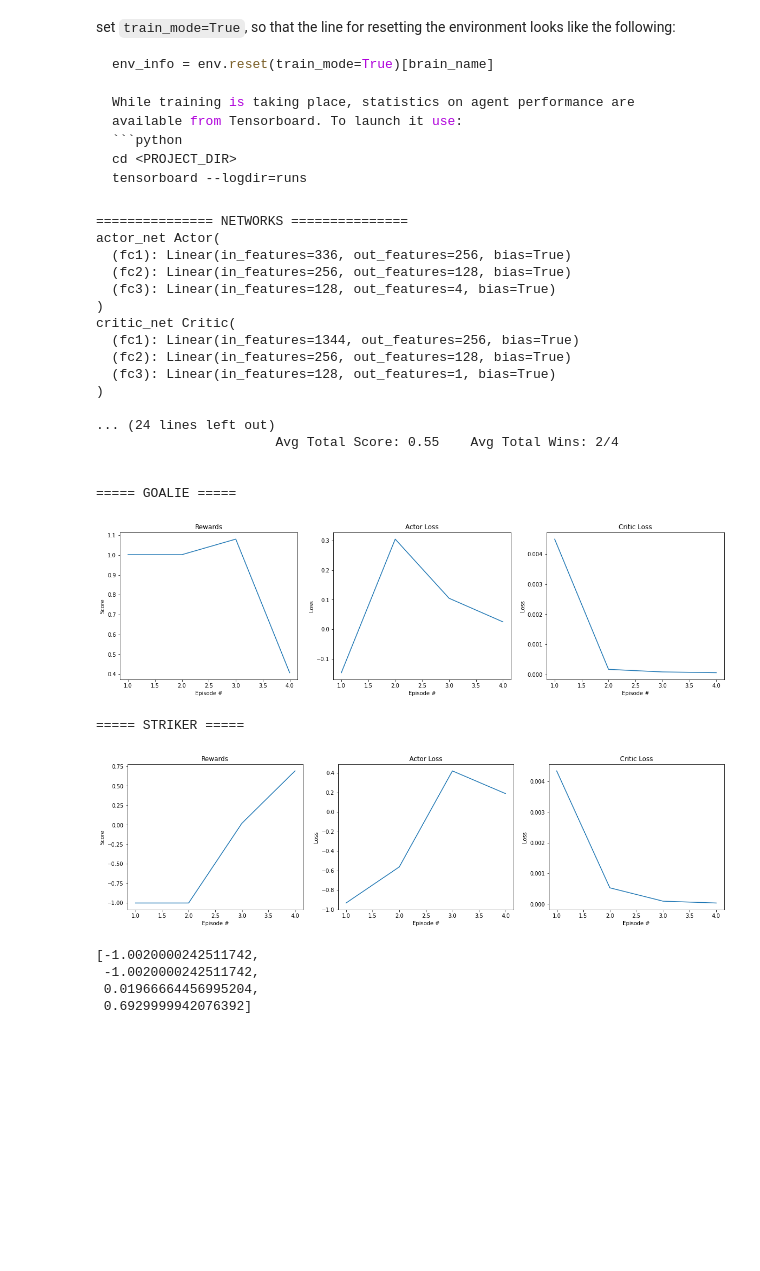
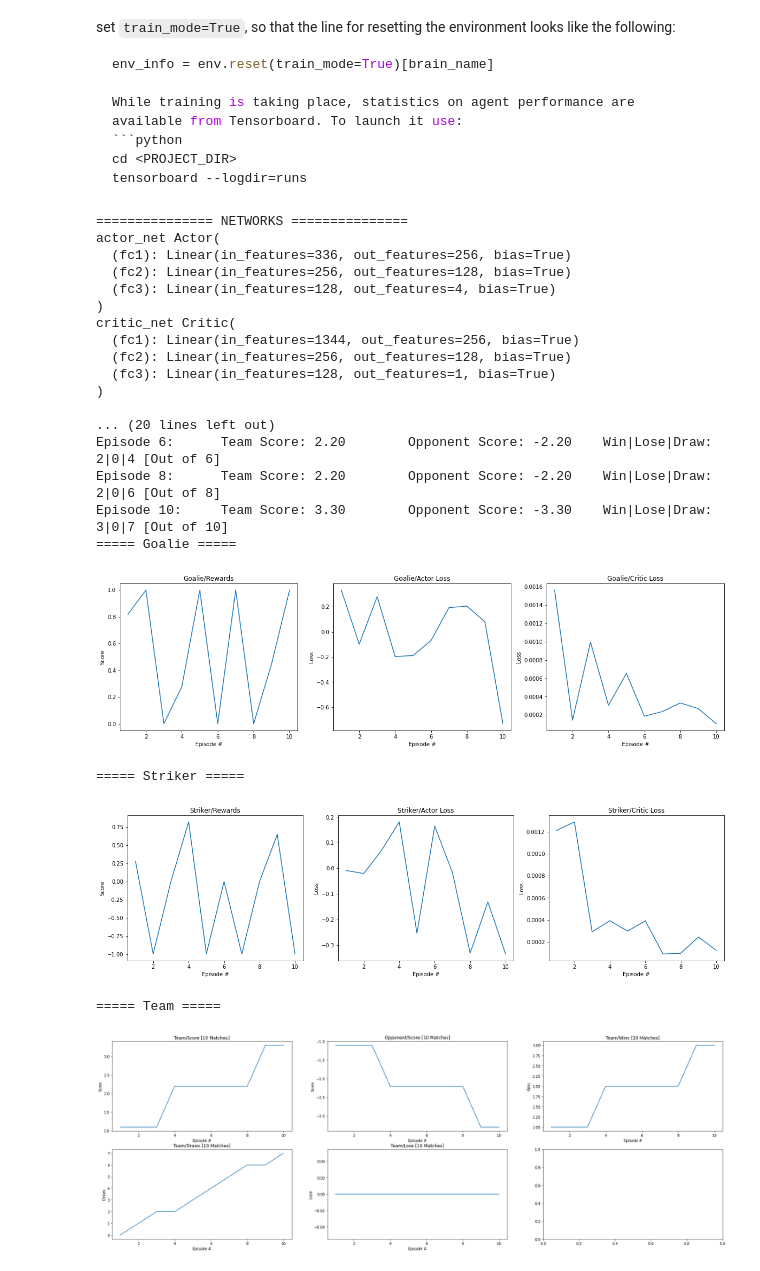
Before and after one commit to derektan95/Deep-Reinforcement-Learning-Algorithms, a Jupyter notebook: p3_collab-compet/soccer/Soccer.ipynb, the cells around one changed output. Cells and saved outputs as stored; diff of their text form; code cells hidden in the pictures; blank space fills up the shorter version.

Commit message:
[UPDATE] Improved logging for soccer env.

```diff
--- a/p3_collab-compet/soccer/Soccer.ipynb
+++ b/p3_collab-compet/soccer/Soccer.ipynb
@@ -311,51 +302,53 @@ def ppo(params=Params(), g_logger=Logger(), s_logger=Logger()):
 params = Params()
 params.verbose = True
 params.random_seed = 1
-params.n_episodes=4
+params.n_episodes=10
 params.max_t = 600
 params.print_every = 2
 params.save_every = 10
-params.log_weights_every = 1
+params.log_weights_every = 10
 params.terminate_on_target_score = True
 params.plot_stats = True
-params.lr_actor = 5e-4
-params.lr_critic = 1e-3
-params.batch_size = 60
+params.lr_actor = 8e-5
+params.lr_critic = 8e-5
+params.batch_size = 32
 params.checkpoint_actor_weights_dir = 'weights/checkpoint_actor/test'
 params.checkpoint_critic_weights_dir = 'weights/checkpoint_critic/test'
 
 
 #### MAIN #####
-g_logger = Logger(params)
-s_logger = Logger(params)
+
+# Logging to the same Tensorboard instance
+tb=CustomSummaryWriter()
+g_logger = Logger(params, tb, "Goalie")
+s_logger = Logger(params, tb, "Striker")
+team_logger = Logger_Team(params, tb, "Team")
 total_state_size = 2*g_state_size + 2*s_state_size
 
 g_agent = PPO_Agent(g_state_size, total_state_size, g_action_size, params=params)
 s_agent = PPO_Agent(s_state_size, total_state_size, s_action_size, params=params)
 g_agent.print_init_messages()
-ppo(params, g_logger, s_logger)
+ppo(params, g_logger, s_logger, team_logger)
 # %% [output]
 =============== NETWORKS ===============
 actor_net Actor(
   (fc1): Linear(in_features=336, out_features=256, bias=True)
   (fc2): Linear(in_features=256, out_features=128, bias=True)
   (fc3): Linear(in_features=128, out_features=4, bias=True)
 )
 critic_net Critic(
   (fc1): Linear(in_features=1344, out_features=256, bias=True)
   (fc2): Linear(in_features=256, out_features=128, bias=True)
   (fc3): Linear(in_features=128, out_features=1, bias=True)
 )
 
-... (24 lines left out)
-                       Avg Total Score: 0.55    Avg Total Wins: 2/4
-
-
-===== GOALIE =====
+... (20 lines left out)
+Episode 6:      Team Score: 2.20        Opponent Score: -2.20    Win|Lose|Draw: 2|0|4 [Out of 6]
+Episode 8:      Team Score: 2.20        Opponent Score: -2.20    Win|Lose|Draw: 2|0|6 [Out of 8]
+Episode 10:     Team Score: 3.30        Opponent Score: -3.30    Win|Lose|Draw: 3|0|7 [Out of 10]
+===== Goalie =====
-[figure, old version]
+[figure, new version]
-===== STRIKER =====
+===== Striker =====
-[figure, old version]
+[figure, new version]
-[-1.0020000242511742,
- -1.0020000242511742,
- 0.01966664456995204,
- 0.6929999942076392]
+===== Team =====
+[figure, added]
```
Also changed, not shown: parts of 4 cells of this notebook, 2 other files.
